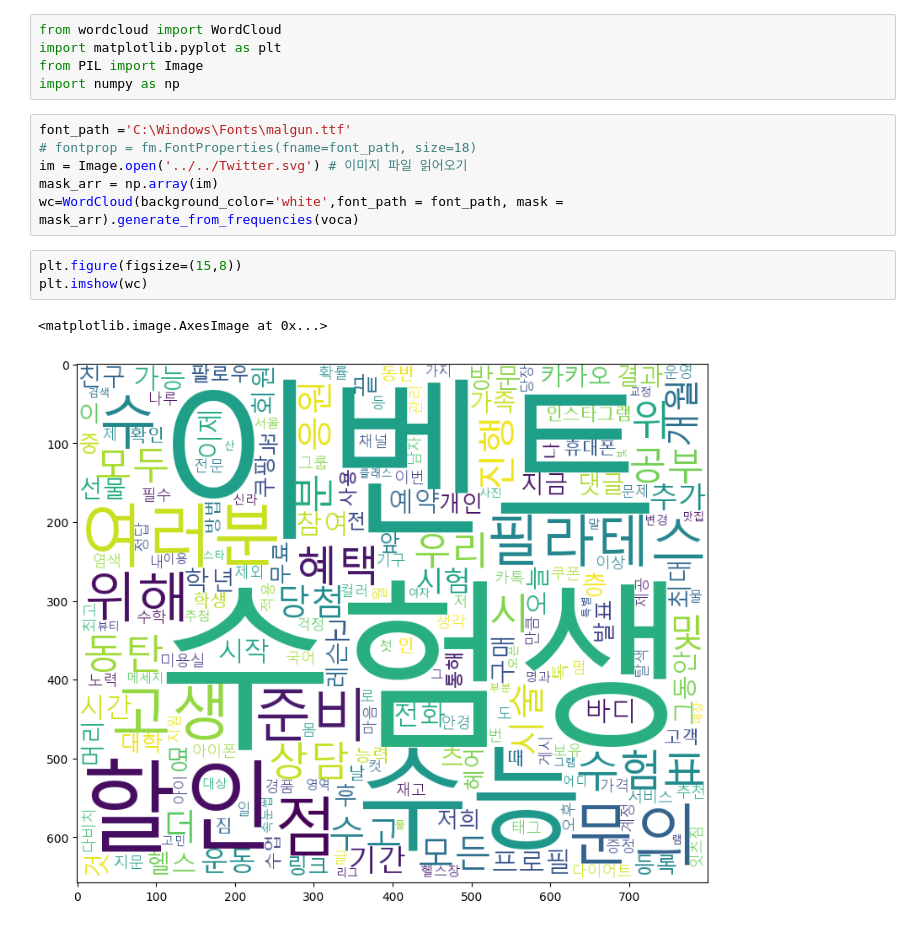
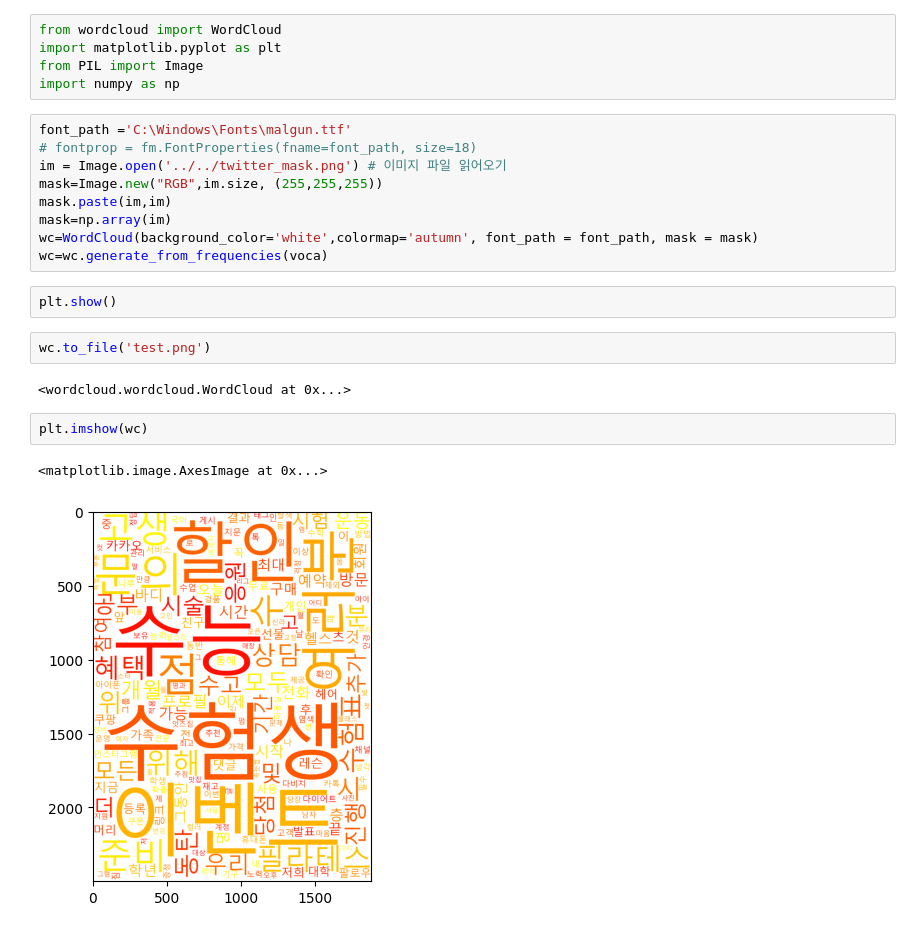
Before and after one commit to Jang-KyungWuk/Hotkey, a Jupyter notebook: Trend/wordcloud.ipynb, the cells around one changed output. Cells and saved outputs as stored; diff of their text form.

Commit message:
wordcloud_mask_test
trial

```diff
--- a/Trend/wordcloud.ipynb
+++ b/Trend/wordcloud.ipynb
@@ -73,12 +73,20 @@ import numpy as np
 # %%
 font_path ='C:\Windows\Fonts\malgun.ttf'
 # fontprop = fm.FontProperties(fname=font_path, size=18)
-im = Image.open('../../Twitter.svg') # 이미지 파일 읽어오기
-mask_arr = np.array(im)
-wc=WordCloud(background_color='white',font_path = font_path, mask = mask_arr).generate_from_frequencies(voca)
+im = Image.open('../../twitter_mask.png') # 이미지 파일 읽어오기
+mask=Image.new("RGB",im.size, (255,255,255))
+mask.paste(im,im)
+mask=np.array(im)
+wc=WordCloud(background_color='white',colormap='autumn', font_path = font_path, mask = mask)
+wc=wc.generate_from_frequencies(voca)
+# %%
+plt.show()
+# %%
+wc.to_file('test.png')
+# %% [output]
+<wordcloud.wordcloud.WordCloud at 0x...>
 # %%
-plt.figure(figsize=(15,8))
 plt.imshow(wc)
 # %% [output]
 <matplotlib.image.AxesImage at 0x...>
-[figure, old version]
+[figure, new version]
```
Also changed, not shown: parts of 2 cells of this notebook, 1 other file.
